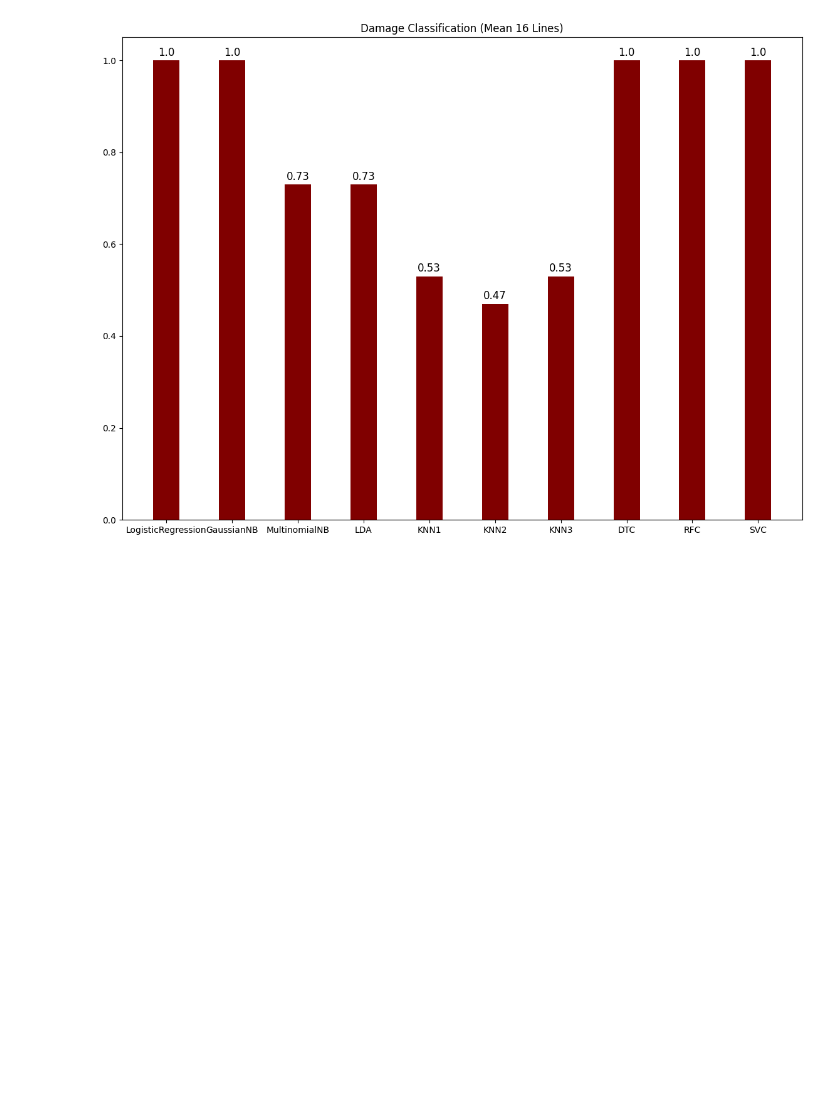
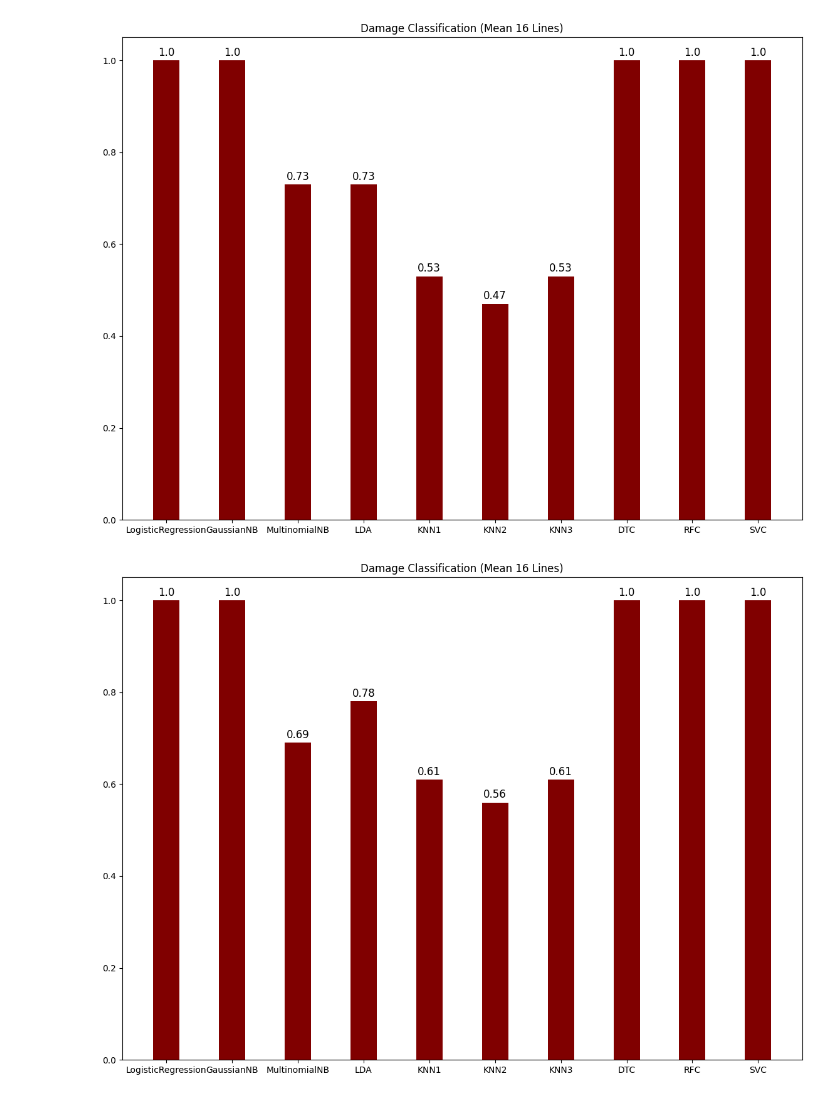
Before and after one commit to MFarooqRajput/wood-log-detection, a Jupyter notebook: Pith2Bark/notebooks/damage_classification_kfold_holdout.ipynb, the cells around one changed output. Saved outputs shown, nothing was run; the diff lists cells and outputs as text; code cells hidden in the pictures; blank space fills up the shorter version.

```diff
--- a/Pith2Bark/notebooks/damage_classification_kfold_holdout.ipynb
+++ b/Pith2Bark/notebooks/damage_classification_kfold_holdout.ipynb
@@ -1754,6 +1890,10 @@ accuracy_holdout = accuracy_score(y_holdout, y_pred_holdout)
 accuracy_sixteen_mean.append(round(accuracy_holdout, 2))
 print(f"Accuracy on holdout set: {accuracy_holdout}")
 
+balanced_accuracy_holdout = balanced_accuracy_score(y_holdout, y_pred_holdout)
+balanced_accuracy_sixteen_mean.append(round(balanced_accuracy_holdout, 2))
+print(f"Balanced Accuracy on holdout set: {balanced_accuracy_holdout}")
+
 print("\nClassification Report:\n")
 print(classification_report(y_holdout, y_pred_holdout, digits = 3))
 
@@ -1813,6 +1954,10 @@ accuracy_holdout = accuracy_score(y_holdout, y_pred_holdout)
 accuracy_sixteen_mean.append(round(accuracy_holdout, 2))
 print(f"Accuracy on holdout set: {accuracy_holdout}")
 
+balanced_accuracy_holdout = balanced_accuracy_score(y_holdout, y_pred_holdout)
+balanced_accuracy_sixteen_mean.append(round(balanced_accuracy_holdout, 2))
+print(f"Balanced Accuracy on holdout set: {balanced_accuracy_holdout}")
+
 print("\nClassification Report:\n")
 print(classification_report(y_holdout, y_pred_holdout, digits = 3))
 
@@ -1872,6 +2018,10 @@ accuracy_holdout = accuracy_score(y_holdout, y_pred_holdout)
 accuracy_sixteen_mean.append(round(accuracy_holdout, 2))
 print(f"Accuracy on holdout set: {accuracy_holdout}")
 
+balanced_accuracy_holdout = balanced_accuracy_score(y_holdout, y_pred_holdout)
+balanced_accuracy_sixteen_mean.append(round(balanced_accuracy_holdout, 2))
+print(f"Balanced Accuracy on holdout set: {balanced_accuracy_holdout}")
+
 print("\nClassification Report:\n")
 print(classification_report(y_holdout, y_pred_holdout, digits = 3))
 
@@ -1931,6 +2082,10 @@ accuracy_holdout = accuracy_score(y_holdout, y_pred_holdout)
 accuracy_sixteen_mean.append(round(accuracy_holdout, 2))
 print(f"Accuracy on holdout set: {accuracy_holdout}")
 
+balanced_accuracy_holdout = balanced_accuracy_score(y_holdout, y_pred_holdout)
+balanced_accuracy_sixteen_mean.append(round(balanced_accuracy_holdout, 2))
+print(f"Balanced Accuracy on holdout set: {balanced_accuracy_holdout}")
+
 print("\nClassification Report:\n")
 print(classification_report(y_holdout, y_pred_holdout, digits = 3))
 
@@ -2599,6 +2827,17 @@ data = {'LogisticRegression':accuracy_sixteen_mean[0], 'GaussianNB':accuracy_six
 plot_accuracy("Damage Classification (Mean 16 Lines)", data)
 # %% [output]
 [figure]
+# %%
+#Balanced
+data = {'LogisticRegression':balanced_accuracy_sixteen_mean[0], 'GaussianNB':balanced_accuracy_sixteen_mean[1],
+        'MultinomialNB':balanced_accuracy_sixteen_mean[2], 'LDA':balanced_accuracy_sixteen_mean[3],
+        'KNN1':balanced_accuracy_sixteen_mean[4], 'KNN2':balanced_accuracy_sixteen_mean[5],
+        'KNN3':balanced_accuracy_sixteen_mean[6], 'DTC':balanced_accuracy_sixteen_mean[7],
+        'RFC':balanced_accuracy_sixteen_mean[8], 'SVC':balanced_accuracy_sixteen_mean[9]}
+
+plot_accuracy("Damage Classification (Mean 16 Lines)", data)
+# %% [output]
+[figure, added]
 # %%
 data = {'LogisticRegression':accuracy_thirtytwo_mean[0], 'GaussianNB':accuracy_thirtytwo_mean[1],
         'MultinomialNB':accuracy_thirtytwo_mean[2], 'LDA':accuracy_thirtytwo_mean[3],
```
Also changed, not shown: parts of 48 cells of this notebook.
